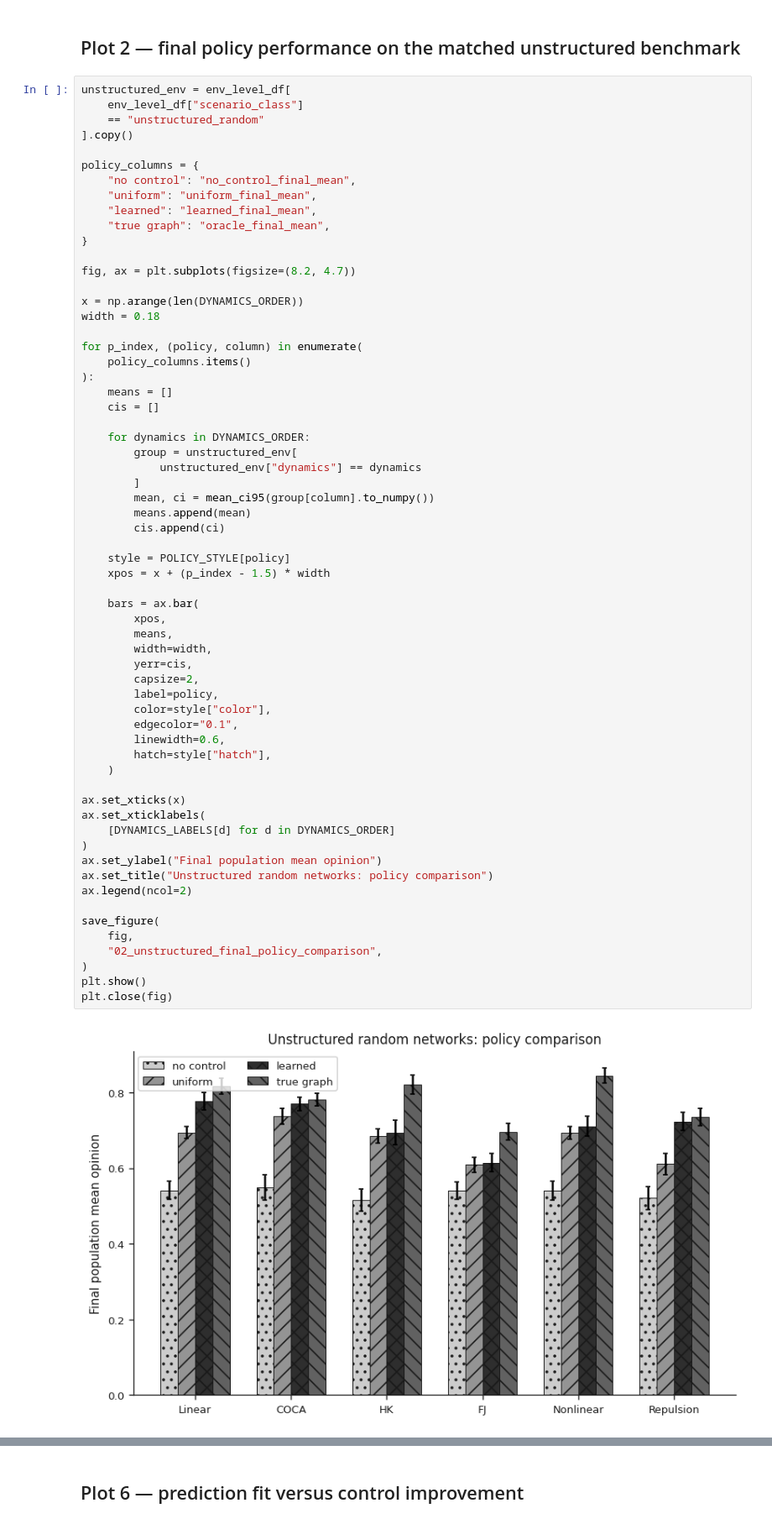
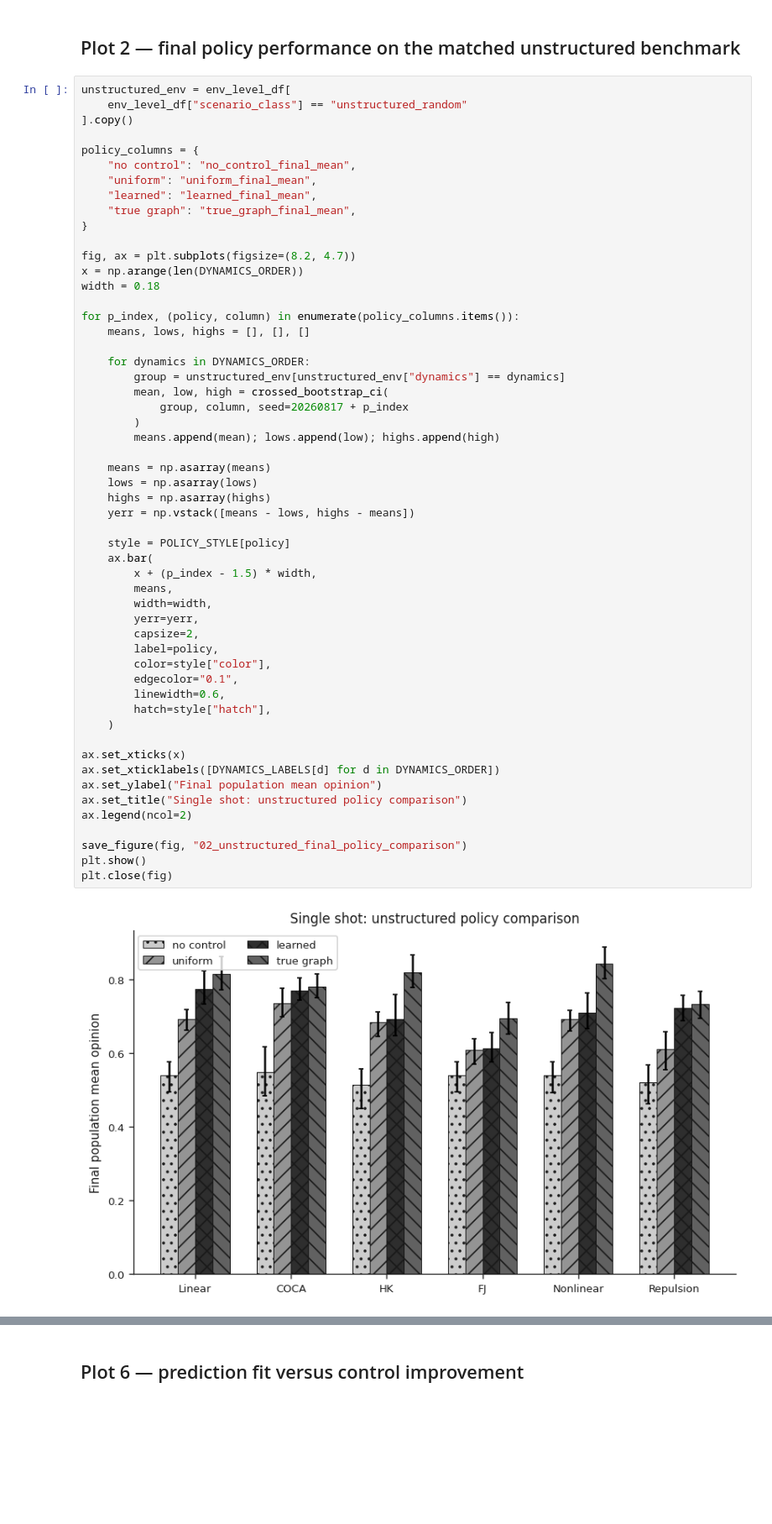
Before and after one commit to mariusdgm/unknown_graph_networks, a Jupyter notebook: opinion_dynamics/experiments/analyze_2026_08_17_broad_all_dynamics_multitopology_final_TABLES.ipynb, the cells around one changed output, grey strips where cells are left out. Shown at 84% size. Cells and saved outputs as stored; diff of their text form; blank space fills up the shorter version.

```diff
--- a/opinion_dynamics/experiments/analyze_2026_08_17_broad_all_dynamics_multitopology_final_FIXED.ipynb
+++ b/opinion_dynamics/experiments/analyze_2026_08_17_broad_all_dynamics_multitopology_final_TABLES.ipynb
@@ -781,66 +840,58 @@ plt.close(fig)
 ## Plot 2 — final policy performance on the matched unstructured benchmark
 # %%
 unstructured_env = env_level_df[
-    env_level_df["scenario_class"]
-    == "unstructured_random"
+    env_level_df["scenario_class"] == "unstructured_random"
 ].copy()
 
 policy_columns = {
     "no control": "no_control_final_mean",
     "uniform": "uniform_final_mean",
     "learned": "learned_final_mean",
-    "true graph": "oracle_final_mean",
+    "true graph": "true_graph_final_mean",
 }
 
 fig, ax = plt.subplots(figsize=(8.2, 4.7))
-
 x = np.arange(len(DYNAMICS_ORDER))
 width = 0.18
 
-for p_index, (policy, column) in enumerate(
-    policy_columns.items()
-):
-    means = []
-    cis = []
+for p_index, (policy, column) in enumerate(policy_columns.items()):
+    means, lows, highs = [], [], []
 
     for dynamics in DYNAMICS_ORDER:
-        group = unstructured_env[
-            unstructured_env["dynamics"] == dynamics
-        ]
-        mean, ci = mean_ci95(group[column].to_numpy())
-        means.append(mean)
-        cis.append(ci)
+        group = unstructured_env[unstructured_env["dynamics"] == dynamics]
+        mean, low, high = crossed_bootstrap_ci(
+            group, column, seed=20260817 + p_index
+        )
+        means.append(mean); lows.append(low); highs.append(high)
+
+    means = np.asarray(means)
+    lows = np.asarray(lows)
+    highs = np.asarray(highs)
+    yerr = np.vstack([means - lows, highs - means])
 
     style = POLICY_STYLE[policy]
-    xpos = x + (p_index - 1.5) * width
-
-    bars = ax.bar(
-        xpos,
+    ax.bar(
+        x + (p_index - 1.5) * width,
         means,
         width=width,
-        yerr=cis,
+        yerr=yerr,
         capsize=2,
         label=policy,
         color=style["color"],
         edgecolor="0.1",
         linewidth=0.6,
         hatch=style["hatch"],
     )
 
 ax.set_xticks(x)
-ax.set_xticklabels(
-    [DYNAMICS_LABELS[d] for d in DYNAMICS_ORDER]
-)
+ax.set_xticklabels([DYNAMICS_LABELS[d] for d in DYNAMICS_ORDER])
 ax.set_ylabel("Final population mean opinion")
-ax.set_title("Unstructured random networks: policy comparison")
+ax.set_title("Single shot: unstructured policy comparison")
 ax.legend(ncol=2)
 
-save_figure(
-    fig,
-    "02_unstructured_final_policy_comparison",
-)
+save_figure(fig, "02_unstructured_final_policy_comparison")
 plt.show()
 plt.close(fig)
 # %% [output]
-[figure, old version]
+[figure, new version]
 # %% [markdown]
```
Also changed, not shown: parts of 17 cells of this notebook, 3 other files.
